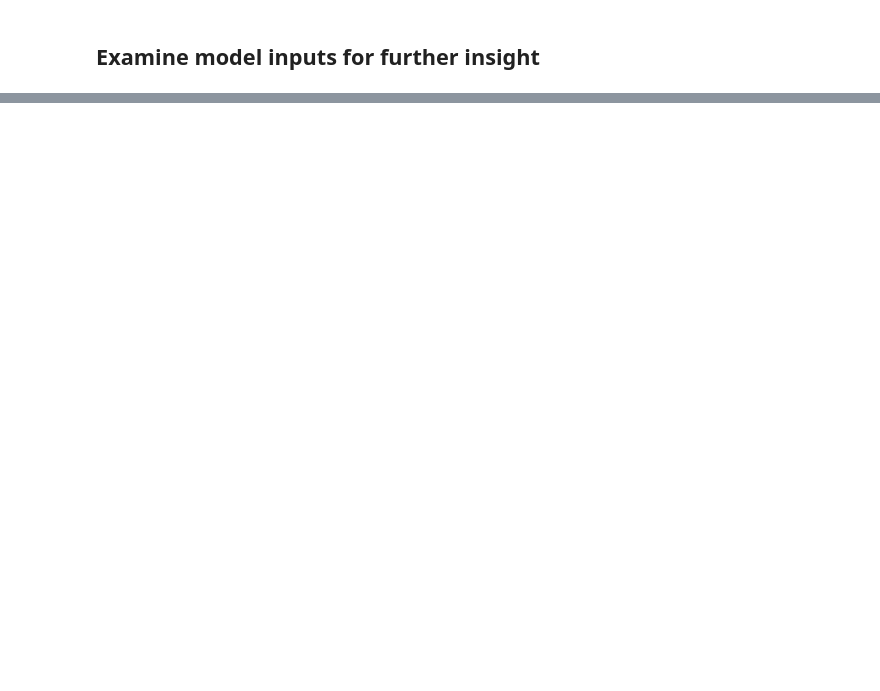
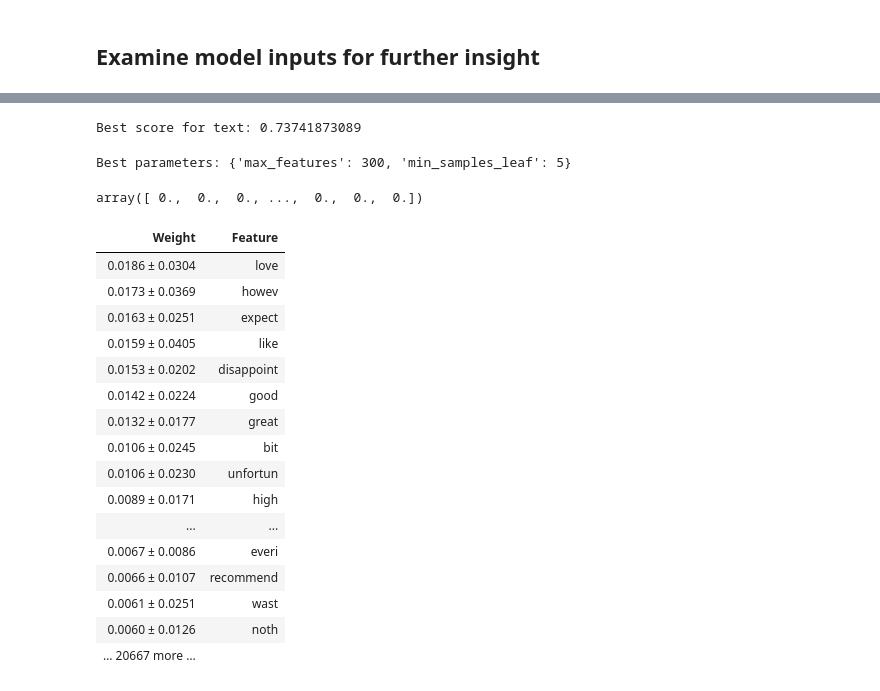
Before and after one commit to PassMoreHeat/springboard, a Jupyter notebook: Capstone_1/Machine_Learning_Amazon_Reviews_Working_Code.ipynb, the cells around one changed output, grey strips where cells are left out. Saved outputs shown, nothing was run; the diff lists cells and outputs as text; code cells hidden in the pictures; blank space fills up the shorter version.

```diff
--- a/Capstone_1/Machine_Learning_Amazon_Reviews_Working_Code.ipynb
+++ b/Capstone_1/Machine_Learning_Amazon_Reviews_Working_Code.ipynb
@@ -115,6 +119,8 @@ memory usage: 270.7+ KB
 # %%
+#from nltk.stem.porter import PorterStemmer
 # instantiate the stemmer
-stemmer = SnowballStemmer("english", ignore_stopwords=True)
+stemmer = SnowballStemmer("english")
+#stemmer = PorterStemmer()
 # %%
 # define second preprocessor for tokenization and stemming
 def preprocess2(text):
@@ -586,0 +588,12 @@ features.head(10)
+# %%
+# View the best accuracy score
+print('Best score for text:', gs_rf.best_score_)
+# prior run gave: Best score for text: 0.737
+# %% [output]
+Best score for text: 0.73741873089
+# %%
+# Get best parameters
+print('Best parameters:', gs_rf.best_params_)
+# prior run gave: Best parameters: {'max_features': 300, 'min_samples_leaf': 5} first run gave 10 & 3
+# %% [output]
+Best parameters: {'max_features': 300, 'min_samples_leaf': 5}
@@ -586,0 +603,26 @@ features.head(10)
+# %%
+# get array of Random Forest feature importances
+rf_clf.feature_importances_
+# %% [output]
+array([ 0.,  0.,  0., ...,  0.,  0.,  0.])
+# %%
+import eli5
+eli5.show_weights(rf_clf, vec=vect, top=20, target_names=y_test)
+# %% [output]
+| Weight | Feature |
+| 0.0186 ± 0.0304 | love |
+| 0.0173 ± 0.0369 | howev |
+| 0.0163 ± 0.0251 | expect |
+| 0.0159 ± 0.0405 | like |
+| 0.0153 ± 0.0202 | disappoint |
+| 0.0142 ± 0.0224 | good |
+| 0.0132 ± 0.0177 | great |
+| 0.0106 ± 0.0245 | bit |
+| 0.0106 ± 0.0230 | unfortun |
+| 0.0089 ± 0.0171 | high |
+| ... | ... |
+| 0.0067 ± 0.0086 | everi |
+| 0.0066 ± 0.0107 | recommend |
+| 0.0061 ± 0.0251 | wast |
+| 0.0060 ± 0.0126 | noth |
+| … 20667 more … |  |
```
Also changed, not shown: parts of 128 cells of this notebook.
